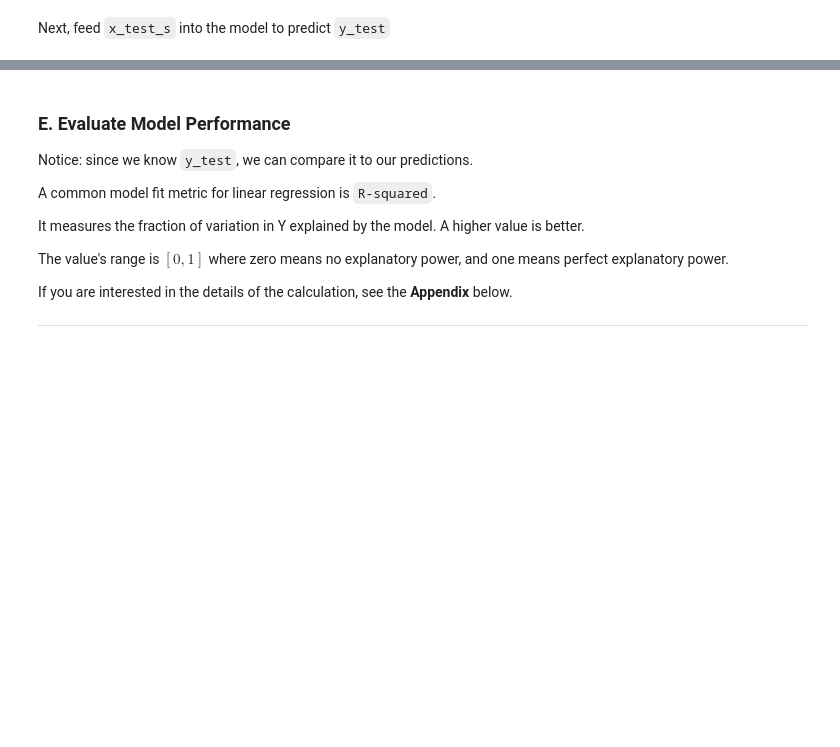
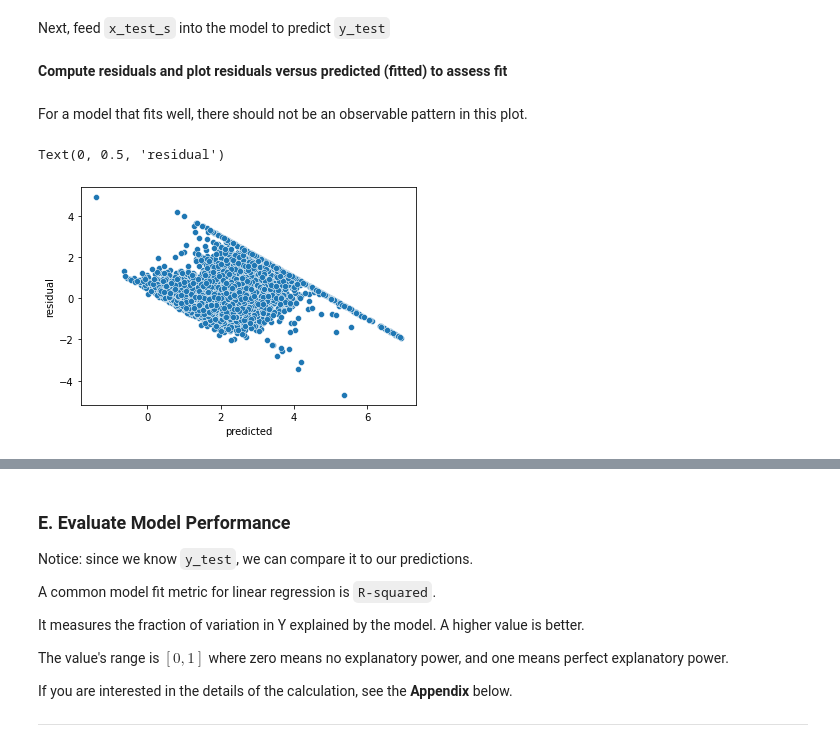
Before and after one commit to PredictioNN/intro_data_science_course, a Jupyter notebook: semester1/week_13_14_model/sklearn_and_linear_regression.ipynb, the cells around one changed output, grey strips where cells are left out. Drawn from its saved outputs; the diff is of its cells as text; code cells hidden in the pictures; blank space fills up the shorter version.

Commit message:
added residual plot

```diff
--- a/semester1/week_13_14_model/sklearn_and_linear_regression.ipynb
+++ b/semester1/week_13_14_model/sklearn_and_linear_regression.ipynb
@@ -371,3 +371,7 @@ x_test_s = scaler.fit_transform(x_test)
 Next, feed `x_test_s` into the model to predict `y_test`
 # %%
 y_test_predicted = reg.predict(x_test_s)
+# %% [markdown]
+**Compute residuals and plot residuals versus predicted (fitted) to assess fit**
+# %% [markdown]
+For a model that fits well, there should not be an observable pattern in this plot.
@@ -373,0 +381,10 @@ y_test_predicted = reg.predict(x_test_s)
+# %%
+# residuals = actuals - predicted
+residuals = y_test - y_test_predicted
+# %%
+sns.scatterplot(x=y_test_predicted, y=residuals)
+plt.xlabel('predicted')
+plt.ylabel('residual')
+# %% [output]
+Text(0, 0.5, 'residual')
+[figure, added]
```
Also changed, not shown: parts of 5 cells of this notebook.
